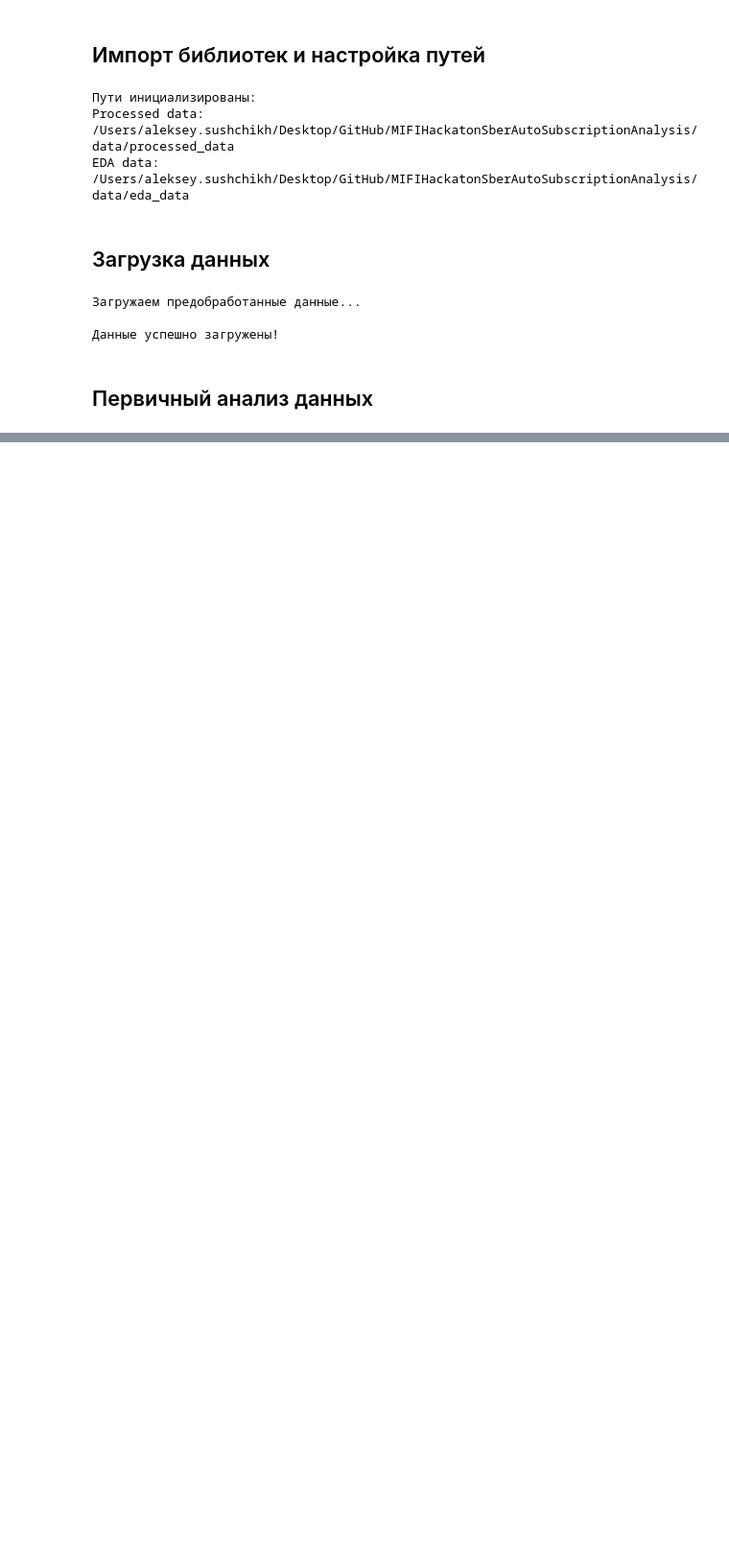
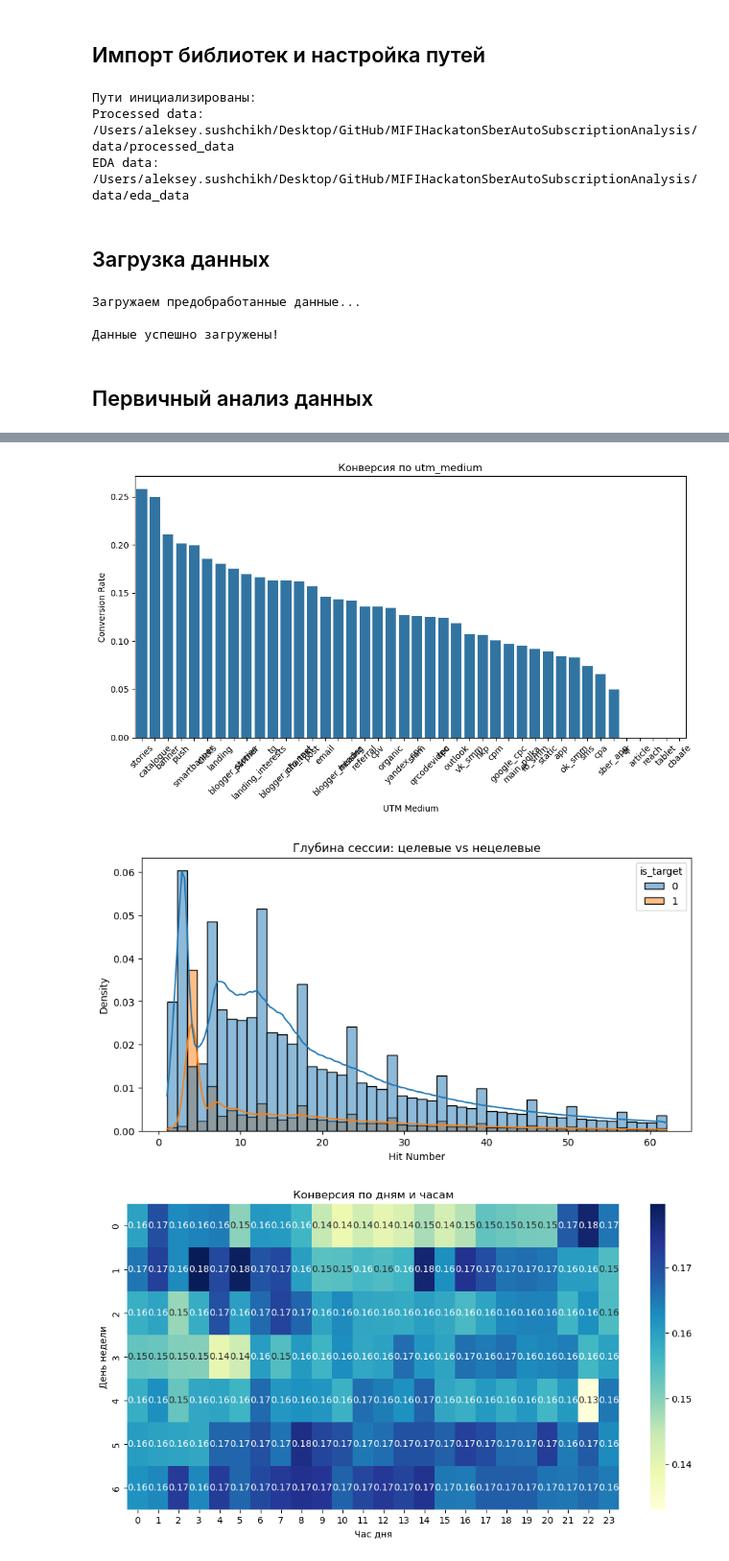
Before and after one commit to ListAloe/MIFIHackatonSberAutoSubscriptionAnalysis, a Jupyter notebook: notebooks/EDA/eda.ipynb, the cells around one changed output, grey strips where cells are left out. Shown at 96% size. Drawn from its saved outputs; the diff is of its cells as text; code cells hidden in the pictures; blank space fills up the shorter version.

```diff
--- a/notebooks/EDA/eda.ipynb
+++ b/notebooks/EDA/eda.ipynb
@@ -241,0 +697,53 @@ plt.show()
+# %%
+test5 = test4.copy()
+
+# Для каждого столбца с расширенным dtype приводим к соответствующему обычному:
+for col, dtype in test5.dtypes.items():
+    # IntegerDtype → int64
+    if pd.api.types.is_integer_dtype(dtype):
+        test5[col] = test5[col].astype('int64')
+    # BooleanDtype → bool
+    elif pd.api.types.is_bool_dtype(dtype):
+        test5[col] = test5[col].astype('bool')
+    # StringDtype → object (Python str)
+    elif pd.api.types.is_string_dtype(dtype):
+        test5[col] = test5[col].astype('object')
+    # Остальные оставляем как есть (float уже float64 и т.д.)
+
+
+# Конверсии по utm_medium
+cr_medium = test5.groupby('utm_medium')['is_target'].agg(['count', 'sum'])
+cr_medium['conversion_rate'] = cr_medium['sum'] / cr_medium['count']
+cr_medium = cr_medium.sort_values('conversion_rate', ascending=False)
+
+# Визуализация
+plt.figure(figsize=(10, 6))
+sns.barplot(data=cr_medium.reset_index(), x='utm_medium', y='conversion_rate')
+plt.xticks(rotation=45)
+plt.title('Конверсия по utm_medium')
+plt.ylabel('Conversion Rate')
+plt.xlabel('UTM Medium')
+plt.tight_layout()
+plt.show()
+
+# Гистограммы глубины для целевых и нецелевых визитов
+plt.figure(figsize=(10, 5))
+sns.histplot(data=test5, x='hit_number', hue='is_target', bins=50, kde=True, stat="density")
+plt.title('Глубина сессии: целевые vs нецелевые')
+plt.xlabel('Hit Number')
+plt.ylabel('Density')
+plt.show()
+
+# Конверсия по часу и дню недели
+heatmap_data = test5.groupby(['visit_weekday', 'visit_hour'])['is_target'].mean().unstack()
+
+plt.figure(figsize=(12, 6))
+sns.heatmap(heatmap_data, cmap='YlGnBu', annot=True, fmt='.2f')
+plt.title('Конверсия по дням и часам')
+plt.ylabel('День недели')
+plt.xlabel('Час дня')
+plt.show()
+# %% [output]
+[figure, added]
+[figure, added]
+[figure, added]
```
Also changed, not shown: parts of 21 cells of this notebook, 3 other files.
